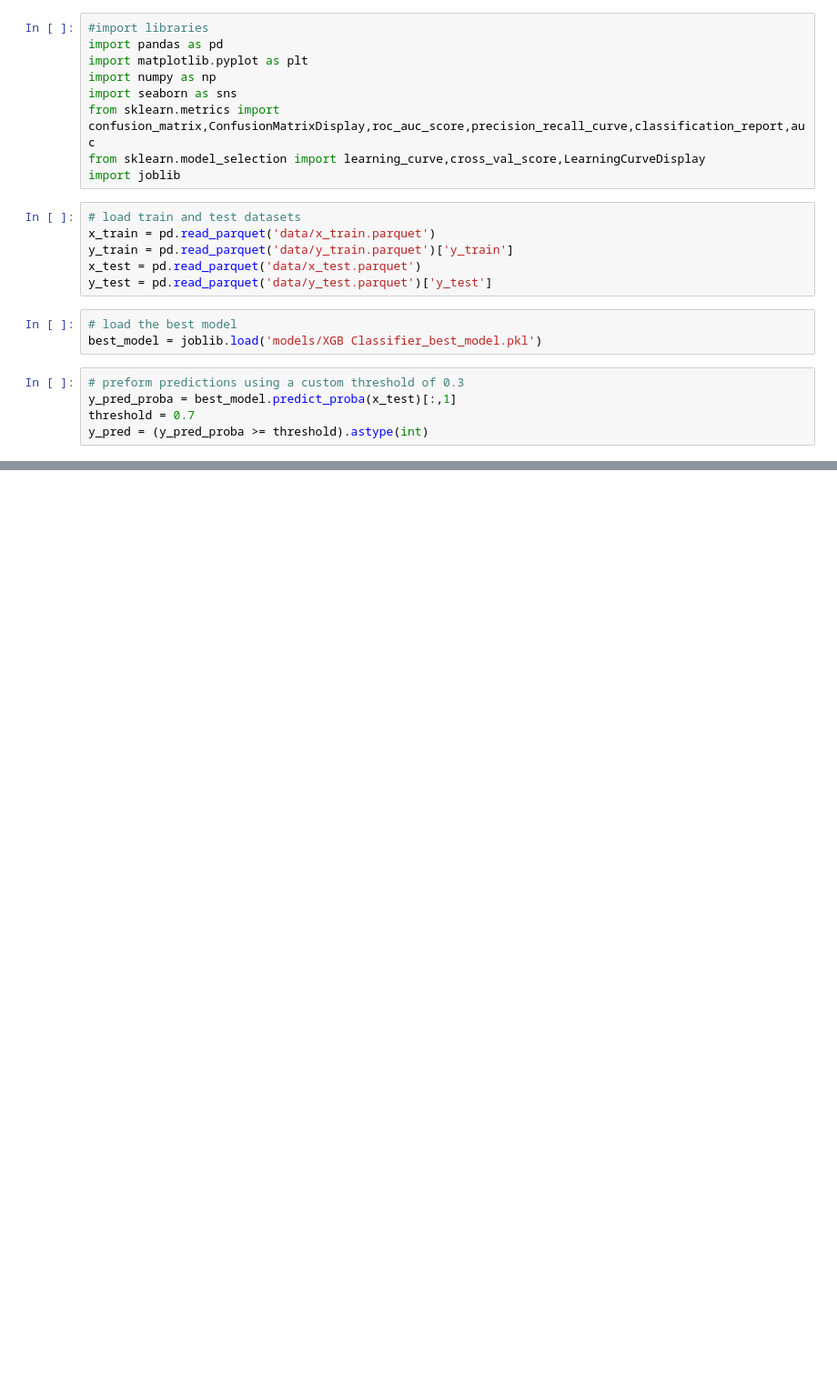
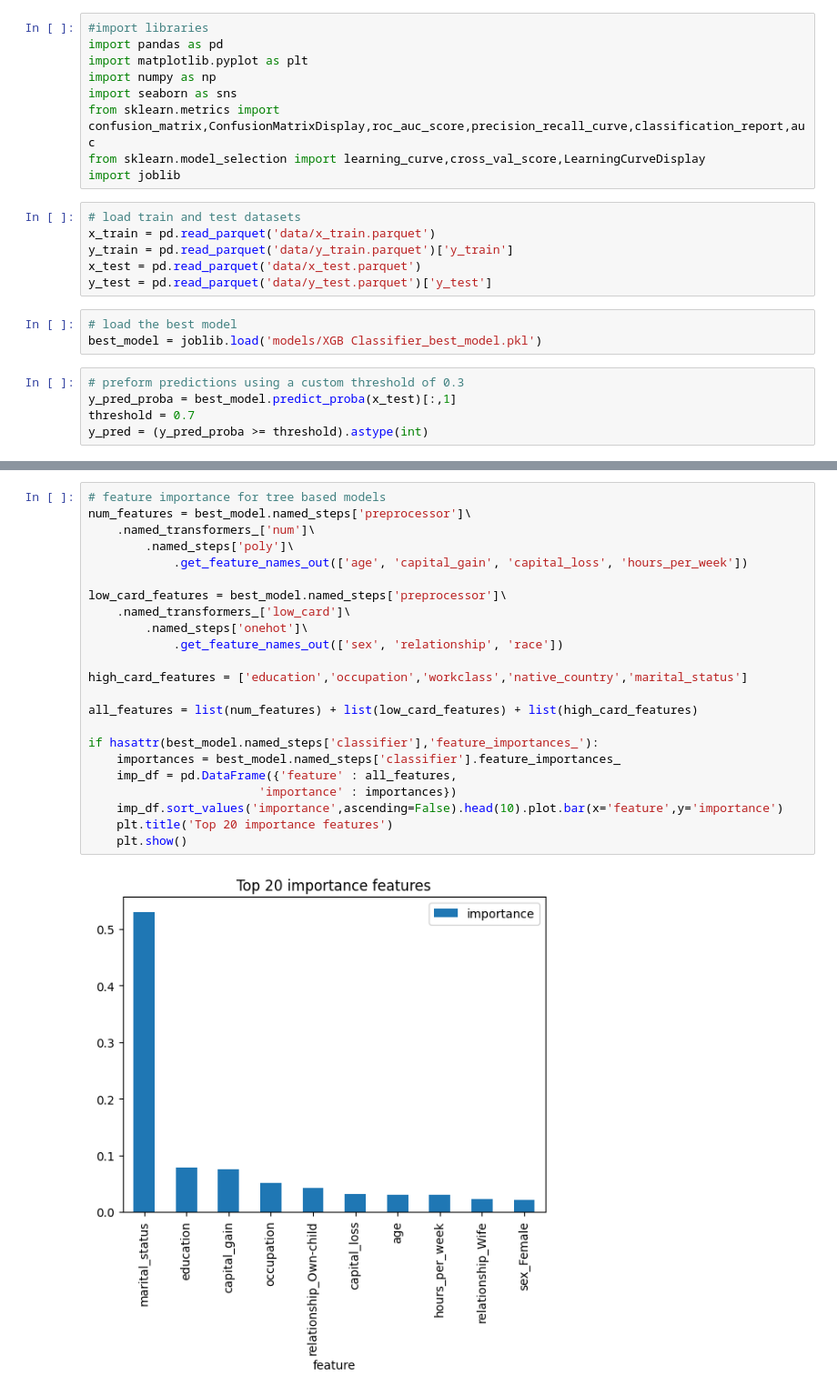
Before and after one commit to Maxwell-Selassie/Adult-Salary, a Jupyter notebook: BestModel_Evaluation.ipynb, the cells around one changed output, grey strips where cells are left out. Shown at 91% size. Cells and saved outputs as stored; diff of their text form; blank space fills up the shorter version.

```diff
--- a/BestModel_Evaluation.ipynb
+++ b/BestModel_Evaluation.ipynb
@@ -65,0 +112,25 @@ Log Loss :  4.934855598264041
+# %%
+# feature importance for tree based models
+num_features = best_model.named_steps['preprocessor']\
+    .named_transformers_['num']\
+        .named_steps['poly']\
+            .get_feature_names_out(['age', 'capital_gain', 'capital_loss', 'hours_per_week'])
+
+low_card_features = best_model.named_steps['preprocessor']\
+    .named_transformers_['low_card']\
+        .named_steps['onehot']\
+            .get_feature_names_out(['sex', 'relationship', 'race'])
+
+high_card_features = ['education','occupation','workclass','native_country','marital_status']
+
+all_features = list(num_features) + list(low_card_features) + list(high_card_features)
+
+if hasattr(best_model.named_steps['classifier'],'feature_importances_'):
+    importances = best_model.named_steps['classifier'].feature_importances_
+    imp_df = pd.DataFrame({'feature' : all_features,
+                        'importance' : importances})
+    imp_df.sort_values('importance',ascending=False).head(10).plot.bar(x='feature',y='importance')
+    plt.title('Top 20 importance features')
+    plt.show()
+# %% [output]
+[figure, added]
```
Also changed, not shown: parts of 10 cells of this notebook, 2 other files.
